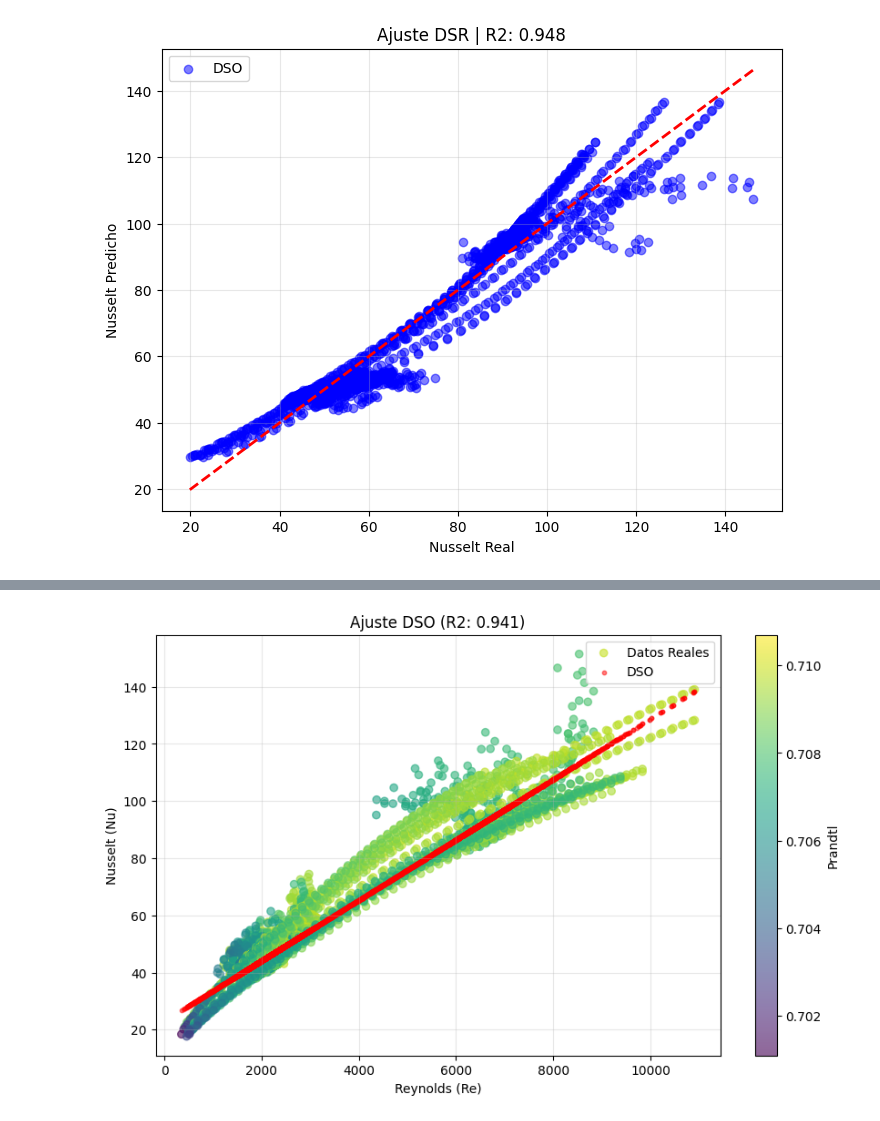
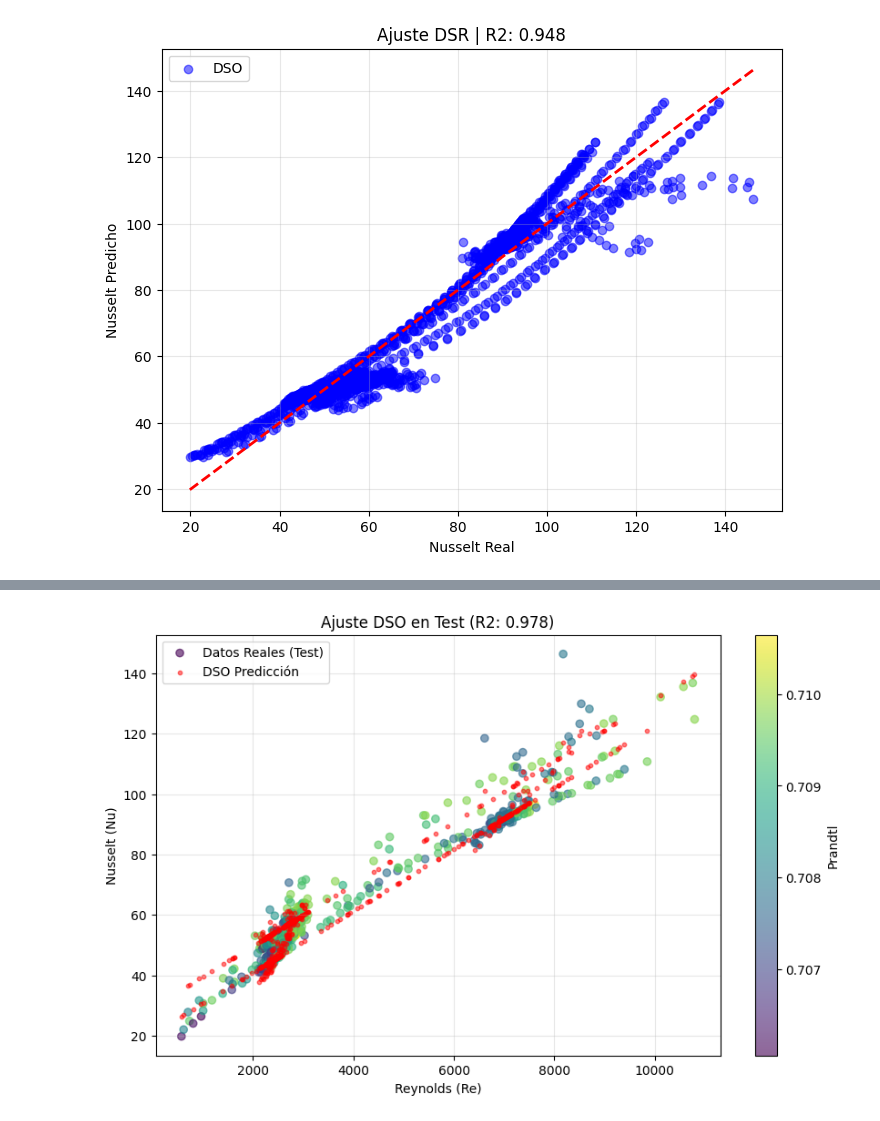
Before and after one commit to Mauroogonz/Proyecto_IC_2a, a Jupyter notebook: Proyecto_IC_DSR.ipynb, the cells around one changed output, grey strips where cells are left out. Drawn from its saved outputs; the diff is of its cells as text; code cells hidden in the pictures.

```diff
--- a/Proyecto_IC_DSR.ipynb
+++ b/Proyecto_IC_DSR.ipynb
@@ -602,10 +544,10 @@ def main():
     # 2. Configuracion
     config = {
         "task": {
-            "function_set": ["add", "sub", "mul", "div", "exp", "log", "sqrt"],
+            "function_set": ["add", "sub", "mul", "div", "log", "sqrt"],
         },
         "training": {
-            "n_samples": 2000,
+            "n_samples": 2000000,
             "batch_size": 500,
             "epsilon": 0.05,
             "baseline": "R_e",
@@ -679,39 +621,51 @@ import numpy as np
 import matplotlib.pyplot as plt
 from dso import DeepSymbolicRegressor
 from sklearn.metrics import r2_score, mean_squared_error
+from sklearn.model_selection import train_test_split
 import os
 
 def main():
     # 1. Carga de datos
-    filename = "C:/Users/Benjamin/Universidad/Inteligencia/Proyecto_IC_2a/Datos batería/resources/df_n_53.txt"
+    filename = "C:/Users/Benjamin/Universidad/Inteligencia/Proyecto_IC_2a/Datos batería/resources/df_n_25.txt"
+
     if os.path.exists(filename):
         df = pd.read_csv(filename)
     else:
-        # Busca en directorio del script
         script_dir = os.path.dirname(os.path.abspath(__file__))
-        df = pd.read_csv(os.path.join(script_dir, filename))
+        df = pd.read_csv(os.path.join(script_dir, "df_n_25.txt")) # Ajuste por si el nombre varia
 
     # Filtrar validos
     df = df[(df['Rem'] > 0) & (df['prandtl'] > 0) & (df['nusselt'] > 0)].copy()
 
-    # Variables: 3 entradas (Re, Pr, K)
-    X_raw = df[['Rem', 'prandtl', 'K']].values
-    y_raw = df['nusselt'].values
+    # Variables totales
+    X_total = df[['Rem', 'prandtl', 'K']].values
+    y_total = df['nusselt'].values
 
-    # Normalizacion
-    X_mean, X_std = X_raw.mean(axis=0), X_raw.std(axis=0)
-    y_mean, y_std = y_raw.mean(), y_raw.std()
+    # --- DIVISIÓN TRAIN / TEST (80% / 20%) ---
+    X_train_raw, X_test_raw, y_train_raw, y_test_raw = train_test_split(
+        X_total, y_total, test_size=0.2, random_state=42
+    )
 
-    X_train = (X_raw - X_mean) / X_std
-    y_train = (y_raw - y_mean) / y_std
+    # --- NORMALIZACIÓN (Basada solo en Train) ---
+    X_mean = X_train_raw.mean(axis=0)
+    X_std = X_train_raw.std(axis=0)
+    y_mean = y_train_raw.mean()
+    y_std = y_train_raw.std()
+
+    # Aplicar normalización
+    X_train_norm = (X_train_raw - X_mean) / X_std
+    y_train_norm = (y_train_raw - y_mean) / y_std
+
+    X_test_norm = (X_test_raw - X_mean) / X_std
+    # No normalizamos y_test para validación, pero sí para el predict interno si fuera necesario
 
     # 2. Configuracion
     config = {
         "task": {
-            "function_set": ["add", "sub", "mul", "div", "exp", "log", "sqrt"],
+            "function_set": ["add", "sub", "mul", "div", "log", "sqrt"],
         },
         "training": {
-            "n_samples": 2000,
+            "n_samples": 2000000, # Nota: Este valor es muy alto, podría ser lento
             "batch_size": 500,
             "epsilon": 0.05,
             "baseline": "R_e",
@@ -721,39 +675,51 @@ def main():
     # 3. Entrenamiento
     model = DeepSymbolicRegressor(config=config)
     print("Entrenando...")
-    model.fit(X_train, y_train)
+    model.fit(X_train_norm, y_train_norm)
 
-    # 4. Resultados
+    # 4. Resultados y Métricas
     print("\nFormula (normalizada):")
     print(model.program_)
 
-    # Prediccion y desnormalizacion
-    y_pred_norm = model.predict(X_train)
-    y_pred = (y_pred_norm * y_std) + y_mean
+    # --- EVALUACIÓN EN TRAIN ---
+    y_pred_train_norm = model.predict(X_train_norm)
+    y_pred_train = (y_pred_train_norm * y_std) + y_mean
 
-    # Metricas
-    r2 = r2_score(y_raw, y_pred)
-    rmse = np.sqrt(mean_squared_error(y_raw, y_pred))
+    r2_train = r2_score(y_train_raw, y_pred_train)
+    rmse_train = np.sqrt(mean_squared_error(y_train_raw, y_pred_train))
+    range_train = y_train_raw.max() - y_train_raw.min()
+    nrmse_train = rmse_train / range_train
 
-    print(f"R2: {r2:.4f}")
-    print(f"RMSE: {rmse:.4f}")
+    # --- EVALUACIÓN EN TEST ---
+    y_pred_test_norm = model.predict(X_test_norm)
+    y_pred_test = (y_pred_test_norm * y_std) + y_mean
 
-    # 5. Grafico (Nu vs Re coloreado por Pr)
+    r2_test = r2_score(y_test_raw, y_pred_test)
+    rmse_test = np.sqrt(mean_squared_error(y_test_raw, y_pred_test))
+    range_test = y_test_raw.max() - y_test_raw.min()
+    nrmse_test = rmse_test / range_test
+
+    print("-" * 30)
+    print(f"METRICAS TRAIN -> R2: {r2_train:.4f} | NRMSE: {nrmse_train:.4f}")
+    print(f"METRICAS TEST  -> R2: {r2_test:.4f} | NRMSE: {nrmse_test:.4f}")
+    print("-" * 30)
+
+    # 5. Grafico (Usamos datos de TEST para validar visualmente)
     plt.figure(figsize=(10, 6))
 
-    # Datos reales
-    sc = plt.scatter(X_raw[:, 0], y_raw,
-                     c=X_raw[:, 1], cmap='viridis',
-                     alpha=0.6, label='Datos Reales')
+    # Datos reales (Test)
+    sc = plt.scatter(X_test_raw[:, 0], y_test_raw,
+                     c=X_test_raw[:, 1], cmap='viridis',
+                     alpha=0.6, label='Datos Reales (Test)')
 
-    # Prediccion
-    plt.scatter(X_raw[:, 0], y_pred,
-                color='red', s=10, alpha=0.5, label='DSO')
+    # Prediccion (Test)
+    plt.scatter(X_test_raw[:, 0], y_pred_test,
+                color='red', s=10, alpha=0.5, label='DSO Predicción')
 
     plt.colorbar(sc, label='Prandtl')
     plt.xlabel('Reynolds (Re)')
     plt.ylabel('Nusselt (Nu)')
-    plt.title(f'Ajuste DSO (R2: {r2:.3f})')
+    plt.title(f'Ajuste DSO en Test (R2: {r2_test:.3f})')
     plt.legend()
     plt.grid(True, alpha=0.3)
     plt.show()
@@ -781,4 +747,4 @@ RMSE: 5.3495
-[figure, old version]
+[figure, new version]
 # %%
 import pandas as pd
 import numpy as np
```
Also changed, not shown: parts of 6 cells of this notebook, 44 other files.
